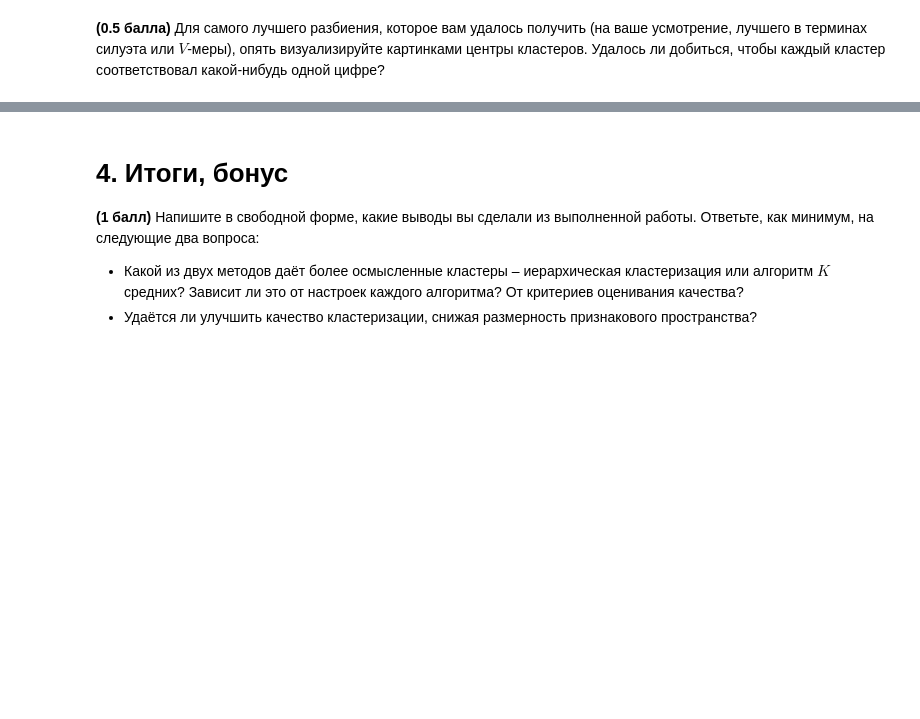
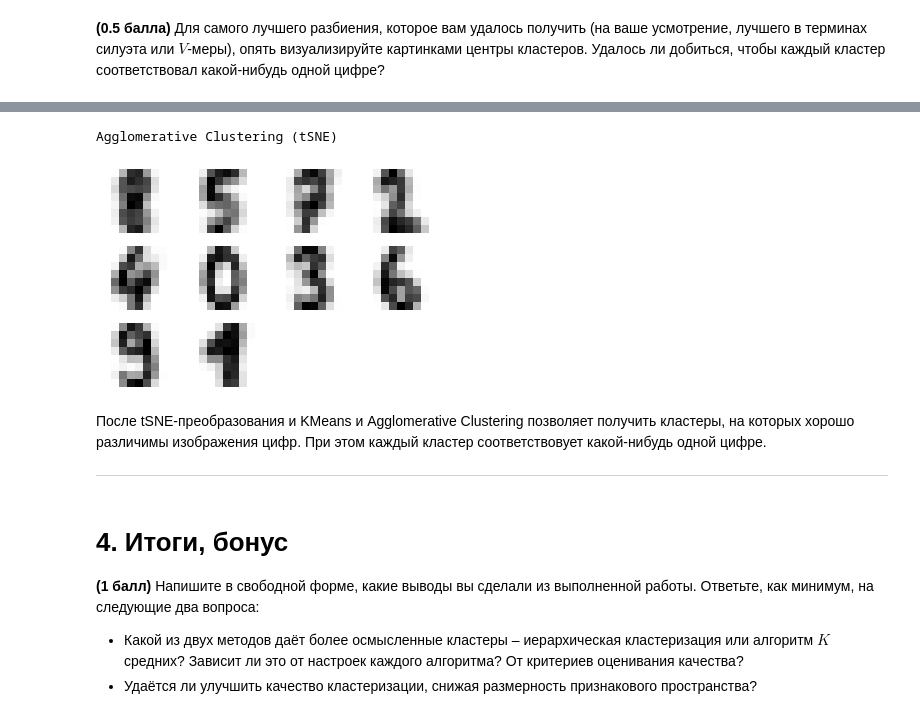
Before and after one commit to ngalkov/ml_intro2, a Jupyter notebook: clustering_solution.ipynb, the cells around one changed output, grey strips where cells are left out. Saved outputs shown, nothing was run; the diff lists cells and outputs as text; code cells hidden in the pictures; blank space fills up the shorter version.

```diff
--- a/clustering_solution.ipynb
+++ b/clustering_solution.ipynb
@@ -361,3 +402,18 @@ V-measure:
+# %%
+print('Agglomerative Clustering (tSNE)')
+for i in range(10):
+    cluster_centers = X[agglomerative_lbls == i].mean(axis=0)
+    plt.subplot(n_rows, n_cols, i + 1)
+    plt.gray()
+    plt.axis('off')
+    plt.imshow(n_brightness_levels - cluster_centers.reshape(8, -1))
+# %% [output]
+Agglomerative Clustering (tSNE)
+[figure, added]
+# %% [markdown]
+После tSNE-преобразования и KMeans и Agglomerative Clustering позволяет получить кластеры, на которых хорошо различимы изображения цифр. При этом каждый кластер соответствовует какой-нибудь одной цифре.
+
+---
 # %% [markdown]
 # 4. Итоги, бонус
 
```
Also changed, not shown: parts of 27 cells of this notebook.
